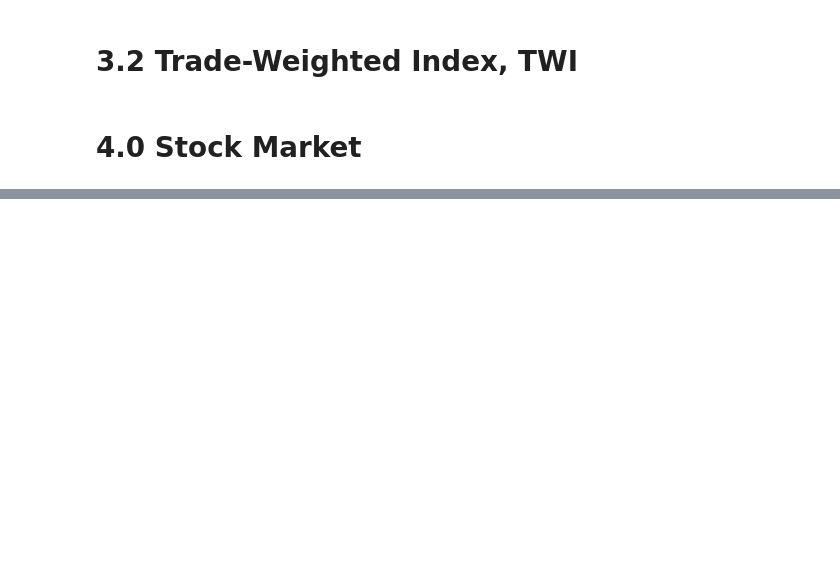
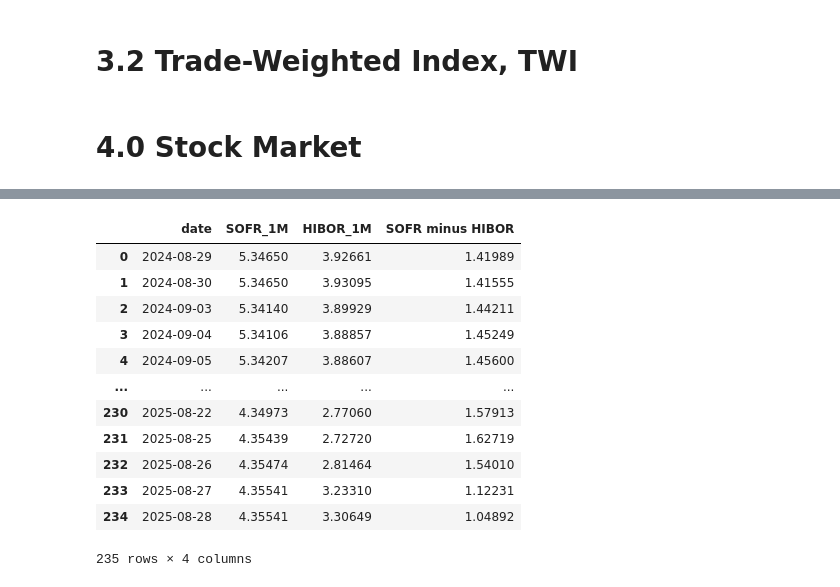
Before and after one commit to 0KeirLi0/EconomyAnalysis, a Jupyter notebook: notebook/YieldAnalysis/A02_DailyInterbankLiquidity.ipynb, the cells around one changed output, grey strips where cells are left out. Cells and saved outputs as stored; diff of their text form; code cells hidden in the pictures; blank space fills up the shorter version.

Commit message:
add sofr chart, enhance hk_daily_interbank_liquidity.py

```diff
--- a/notebook/YieldAnalysis/A02_DailyInterbankLiquidity.ipynb
+++ b/notebook/YieldAnalysis/A02_DailyInterbankLiquidity.ipynb
@@ -301,0 +379,11 @@ hsi_fig.show()
+# %%
+sofr_url = f"https://markets.newyorkfed.org/read?productCode=50&eventCodes=525&startDt={startDate}&endDt={endDate}&fields=averageIndex30days&sort=postDt:1"
+sofr_response = requests.get(sofr_url).json()
+# %%
+sofr_df = pd.DataFrame([
+    {'postDt': i['postDt'], 'averageIndex30days': json.loads(i['data'])['averageIndex30days']}
+    for i in sofr_response['data']
+])
+sofr_df['postDt'] = pd.to_datetime(sofr_df['postDt'])
+sofr_df.columns = ['date', 'SOFR_1M']
+sofr_df
@@ -301,0 +404,4 @@ hsi_fig.show()
+# %%
+hibor_df2 = hibor_df[['date', '1 Month']]
+hibor_df2.columns = ['date', 'HIBOR_1M']
+hibor_df2
@@ -301,0 +422,18 @@ hsi_fig.show()
+# %%
+hibor_sofr_df = pd.concat([sofr_df.set_index('date'), hibor_df2.set_index('date')], axis=1).dropna().reset_index()
+hibor_sofr_df['SOFR minus HIBOR'] = hibor_sofr_df['SOFR_1M'] - hibor_sofr_df['HIBOR_1M']
+hibor_sofr_df
+# %% [output]
+|  | date | SOFR_1M | HIBOR_1M | SOFR minus HIBOR |
+| 0 | 2024-08-29 | 5.34650 | 3.92661 | 1.41989 |
+| 1 | 2024-08-30 | 5.34650 | 3.93095 | 1.41555 |
+| 2 | 2024-09-03 | 5.34140 | 3.89929 | 1.44211 |
+| 3 | 2024-09-04 | 5.34106 | 3.88857 | 1.45249 |
+| 4 | 2024-09-05 | 5.34207 | 3.88607 | 1.45600 |
+| ... | ... | ... | ... | ... |
+| 230 | 2025-08-22 | 4.34973 | 2.77060 | 1.57913 |
+| 231 | 2025-08-25 | 4.35439 | 2.72720 | 1.62719 |
+| 232 | 2025-08-26 | 4.35474 | 2.81464 | 1.54010 |
+| 233 | 2025-08-27 | 4.35541 | 3.23310 | 1.12231 |
+| 234 | 2025-08-28 | 4.35541 | 3.30649 | 1.04892 |
+235 rows × 4 columns
```
Also changed, not shown: parts of 19 cells of this notebook, 5 other files.
